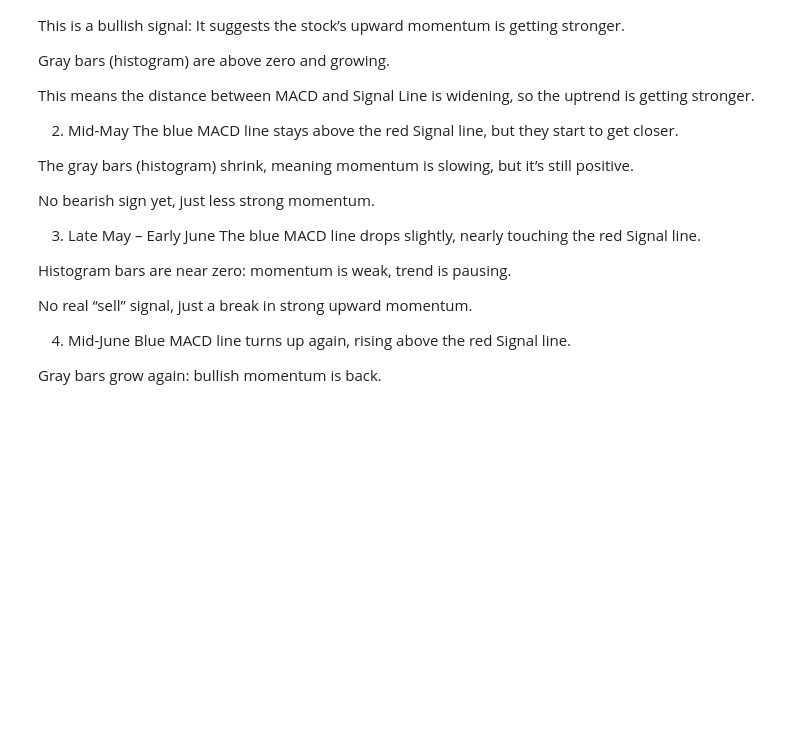
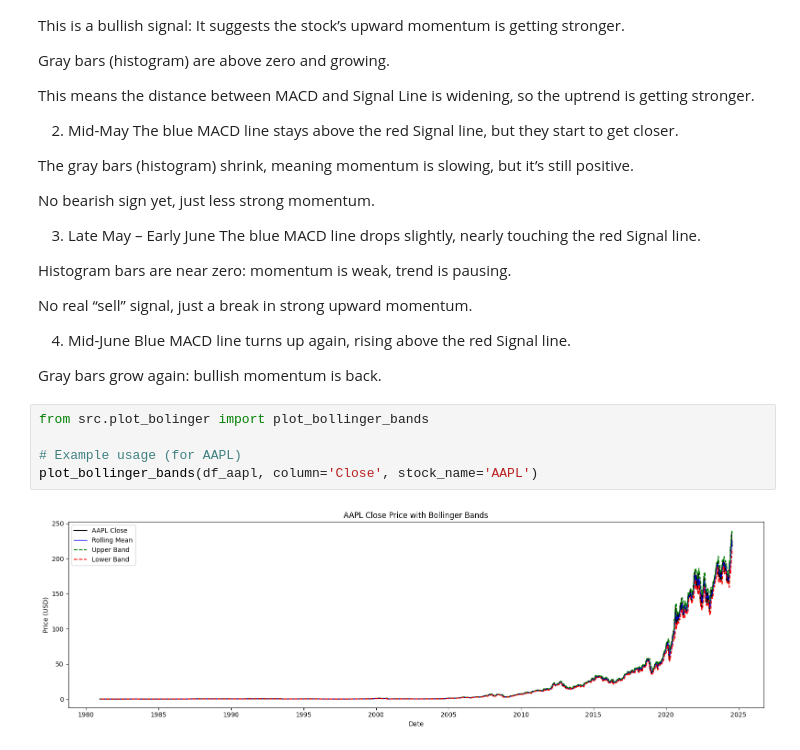
Before and after one commit to sumeyaaaa/analysis-of-financial-news-data, a Jupyter notebook: notebooks/task_2/AAPL_load_analysis.ipynb, the cells around one changed output. Cells and saved outputs as stored; diff of their text form; blank space fills up the shorter version.

```diff
--- a/notebooks/task_2/AAPL_load_analysis.ipynb
+++ b/notebooks/task_2/AAPL_load_analysis.ipynb
@@ -350,3 +428,10 @@ No real “sell” signal, just a break in strong upward momentum.
 Blue MACD line turns up again, rising above the red Signal line.
 
 Gray bars grow again: bullish momentum is back.
+# %%
+from src.plot_bolinger import plot_bollinger_bands
+
+# Example usage (for AAPL)
+plot_bollinger_bands(df_aapl, column='Close', stock_name='AAPL')
+# %% [output]
+[figure, added]
```
Also changed, not shown: parts of 6 cells of this notebook, 13 other files.
